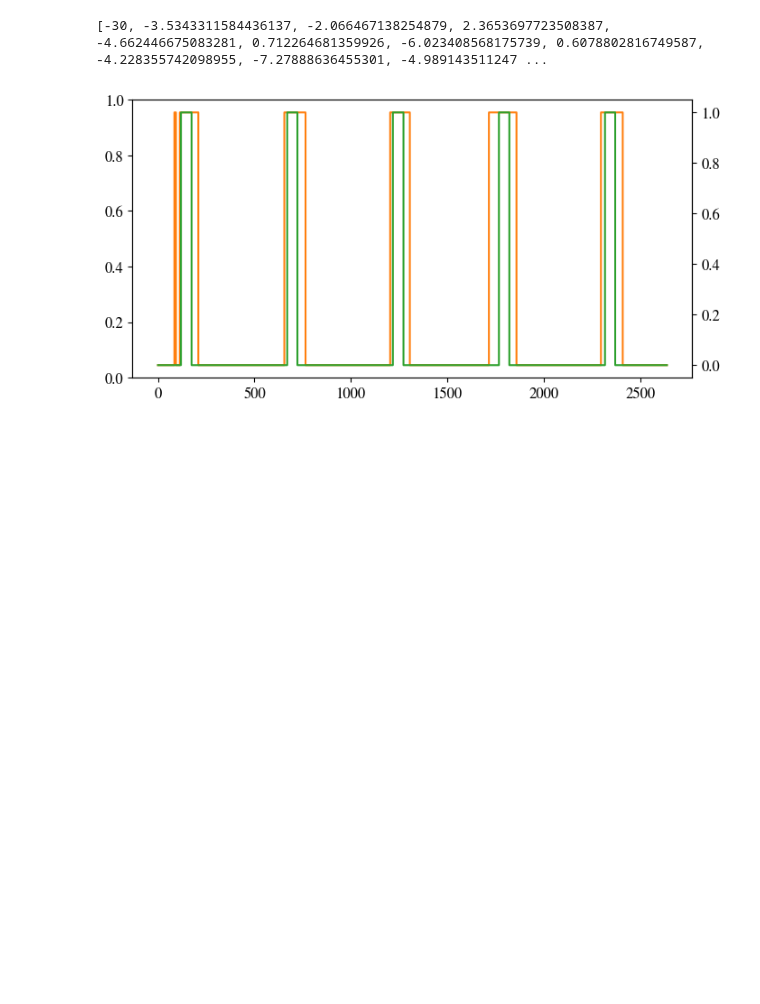
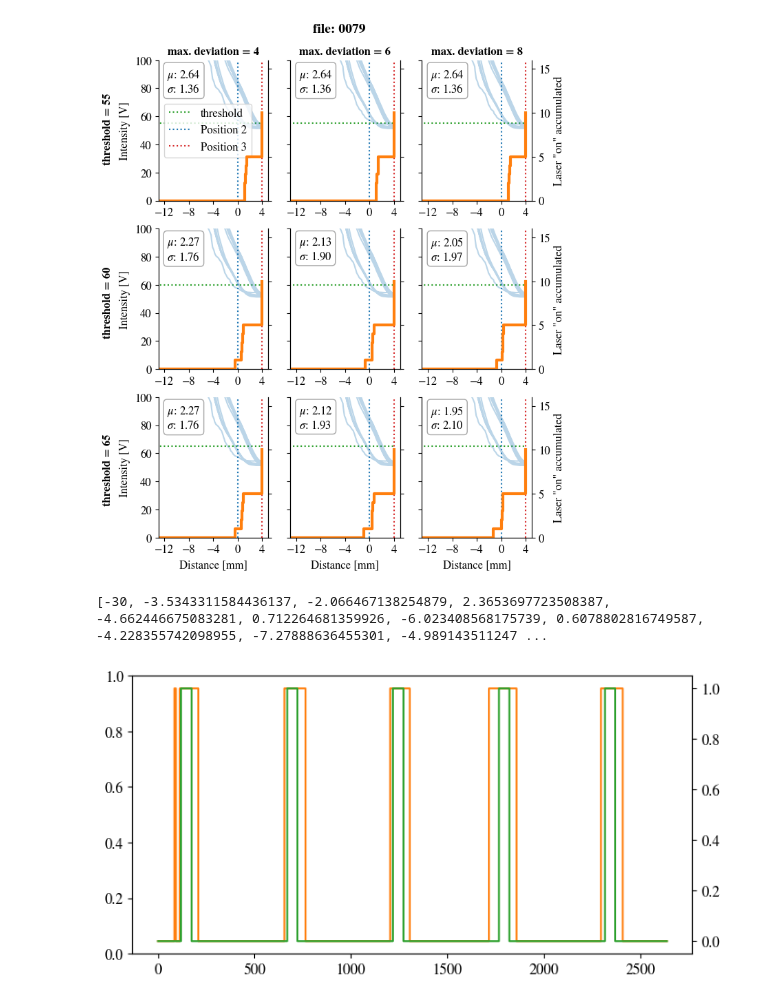
Before and after one commit to annnnna42/Arduino_KDC101_Control_and_Evaluation, a Jupyter notebook: merge/merge_compare_thresh.ipynb, the cells around one changed output. Saved outputs shown, nothing was run; the diff lists cells and outputs as text; code cells hidden in the pictures; blank space fills up the shorter version.

```diff
--- a/merge/merge_compare_thresh.ipynb
+++ b/merge/merge_compare_thresh.ipynb
@@ -13,11 +13,12 @@ from itertools import chain
 
 frames = []
 calcs = []
-threshold_ps = [30,30,30,40,40,40,50,50,50]
-file_index = "0080"
+threshold_ps = [55,55,55,60,60,60,65,65,65]
+file_index = "0079"
 bs_ps = 10
-dev = [4,8,12,4,8,12,4,8,12]
-offset = 44       # correct position data
+#dev = [4,8,12,4,8,12,4,8,12]
+dev = [4,6,8,4,6,8,4,6,8]
+offset = 44     # correct position data
 
 file_name = f"../merge/merge_data/merge_data_{file_index}.txt"
 
@@ -294,3 +233,84 @@ for i, ax2 in enumerate(axs_twin_flat):
+# %%
+
+fig, axs = plt.subplots(3,3, figsize=(7,9))
+axs_twin = [[axs.twinx() for axs in row] for row in axs]
+axs_twin_flat = [axs for row in axs_twin for axs in row]
+
+def make_text():
+    fig.text(0.5, 0.93, f'file: {file_index}', va='center', ha='center', rotation='horizontal', fontsize=14, weight='bold')
+
+    axs[0,0].set_title(f'max. deviation = {dev[0]}', weight='bold', fontsize=fs)
+    axs[0,1].set_title(f'max. deviation = {dev[1]}', weight='bold', fontsize=fs)
+    axs[0,2].set_title(f'max. deviation = {dev[2]}', weight='bold', fontsize=fs)
+
+    fig.text(0.02, 0.77, f'threshold = {threshold_ps[0]}', va='center', ha='center', rotation='vertical', fontsize=fs, weight='bold')
+    fig.text(0.02, 0.49, f'threshold = {threshold_ps[3]}', va='center', ha='center', rotation='vertical', fontsize=fs, weight='bold')
+    fig.text(0.02, 0.22, f'threshold = {threshold_ps[6]}', va='center', ha='center', rotation='vertical', fontsize=fs, weight='bold')
+
+    axs[0,0].set(ylabel='Intensity [V]')
+    axs[1,0].set(ylabel='Intensity [V]')
+    axs[2,0].set(ylabel='Intensity [V]',xlabel='Distance [mm]')
+    axs[2,1].set(xlabel='Distance [mm]')
+    axs[2,2].set(xlabel='Distance [mm]')
+
+    axs[0,1].set_yticklabels([])
+    axs[1,1].set_yticklabels([])
+    axs[2,1].set_yticklabels([])
+    axs[0,2].set_yticklabels([])
+    axs[1,2].set_yticklabels([])
+    axs[2,2].set_yticklabels([])
+
+    axs[0,0].step([],[], color = 'C2',ls = ':', label = "threshold")
+    axs[0,0].step([],[], color = 'C0',ls = ':', label = "Position 2")
+    axs[0,0].step([],[], color = 'C3',ls = ':', label = "Position 3")
+
+    axs[0,0].legend(loc = "center left")
+
+
+for i, ax in enumerate(axs.flatten()):
+    ax.spines['top'].set_visible(False)
+    ax.spines['right'].set_position(('data', 5))
+    ax.spines['bottom'].set_position(('data', 0))
+
+
+    ax.set_ylim([0,100])
+    ax.set_xlim([-13,5])
+    ax.set_xticks([-12,-8,-4,0,4])
+    ax.hlines(y=threshold_ps[i], xmin=-50, xmax=4, color='C2', ls=':')
+    ax.axvline(x=0, color = 'C0', ls=':')
+    ax.axvline(x=4, color = 'C3', ls=':')
+
+    ax.plot(pd_all.position, pd_all.pt_avg, color = 'C0', alpha = 0.3)
+
+for i, ax2 in enumerate(axs_twin_flat):
+
+    ax2.set_ylim([0,16])
+    ax2.spines['top'].set_visible(False)
+
+    y_pt = [i-1 for i in range(len(frames[i][2]))]
+
+    props = dict(boxstyle='round', facecolor='white', alpha=0.7, edgecolor='grey')
+    textstr = '\n'.join((
+            r'$\mu$: %.2f' % (frames[i][4],),
+            r'$\sigma$: %.2f' % (frames[i][6], )))
+    ax2.text(0.08, 0.95, textstr, transform=ax2.transAxes, fontsize=fs,
+            verticalalignment='top', bbox=props)
+
+    ax2.step(frames[i][2],y_pt, linewidth = 3, where = 'pre', color = 'C1')
+
+    if i in [2,5,8]:
+        ax2.set(ylabel='Laser "on" accumulated')
+    else:
+        ax2.set_yticklabels([])
+
+make_text()
+
+name_file = f"PT_compare_threshold_and_dev_file_{file_index}_thresh_{threshold_ps[0]}_{threshold_ps[3]}_{threshold_ps[6]}"
+plt.savefig(f"../../../LaTex/Master Thesis/figures/{name_file}.pdf")
+plt.savefig(f"../../../LaTex/Master Thesis/figures/{name_file}.png")
+plt.savefig(f"../../../LaTex/Master Thesis/figures/{name_file}.svg")
+# %% [output]
+[figure, added]
 # %%
 fig, ax = plt.subplots(figsize=(8,4))
 ax2 = ax.twinx()
```
Also changed, not shown: parts of 1 cell of this notebook, 2 other files.
